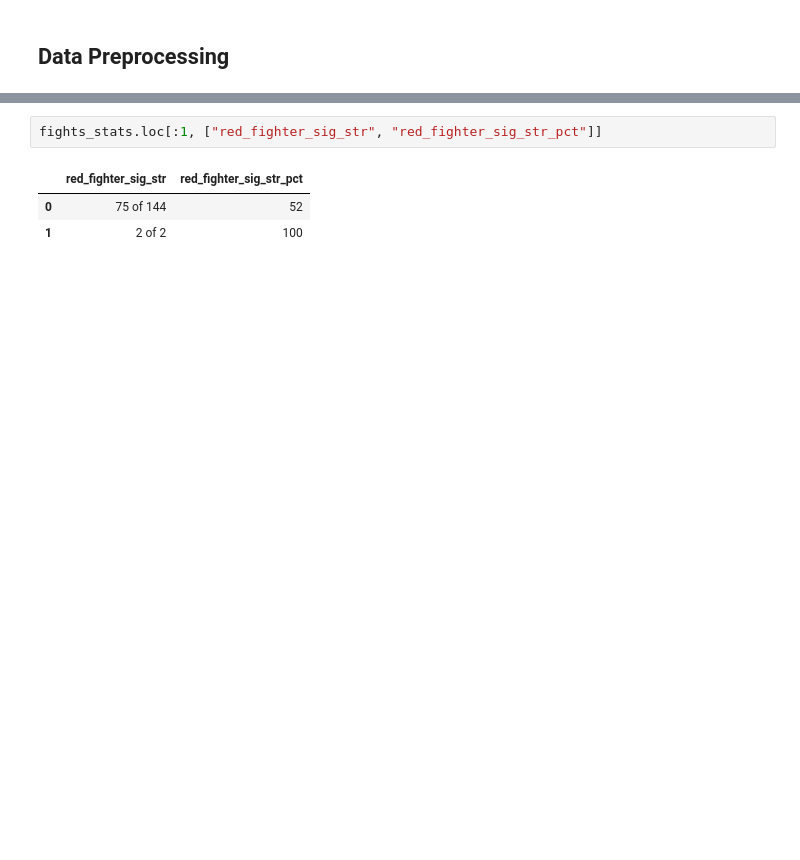
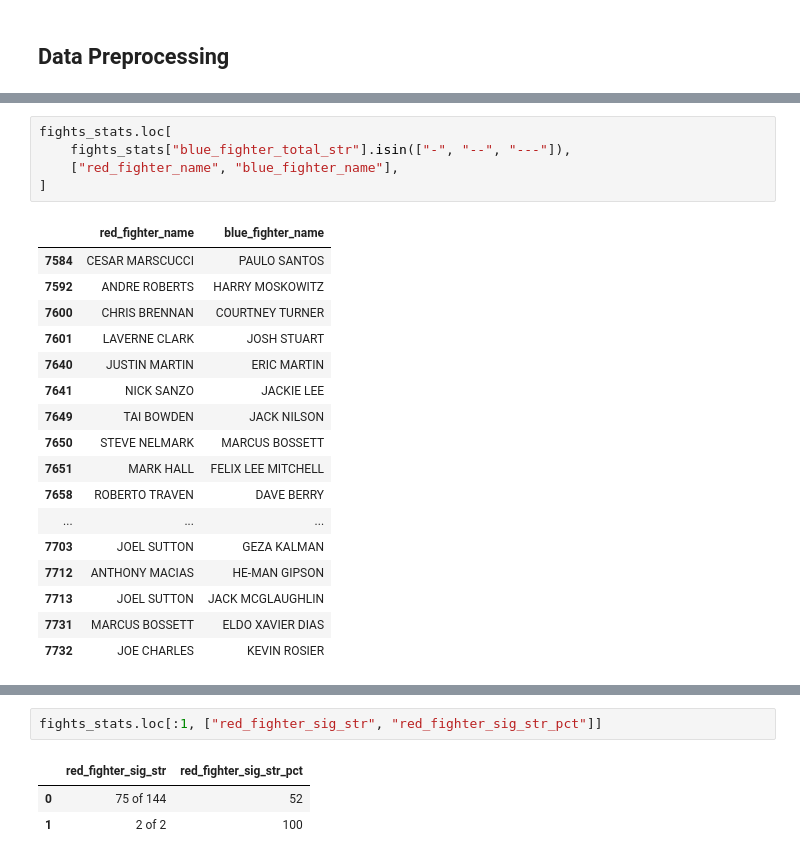
Before and after one commit to komaksym/UFC-DataLab, a Jupyter notebook: data/src/clean_data.ipynb, the cells around one changed output, grey strips where cells are left out. Drawn from its saved outputs; the diff is of its cells as text; blank space fills up the shorter version.

```diff
--- a/data/src/clean_data.ipynb
+++ b/data/src/clean_data.ipynb
@@ -55,0 +76,23 @@ fights_stats.head()
+# %%
+fights_stats.loc[
+    fights_stats["blue_fighter_total_str"].isin(["-", "--", "---"]),
+    ["red_fighter_name", "blue_fighter_name"],
+]
+# %% [output]
+|  | red_fighter_name | blue_fighter_name |
+| 7584 | CESAR MARSCUCCI | PAULO SANTOS |
+| 7592 | ANDRE ROBERTS | HARRY MOSKOWITZ |
+| 7600 | CHRIS BRENNAN | COURTNEY TURNER |
+| 7601 | LAVERNE CLARK | JOSH STUART |
+| 7640 | JUSTIN MARTIN | ERIC MARTIN |
+| 7641 | NICK SANZO | JACKIE LEE |
+| 7649 | TAI BOWDEN | JACK NILSON |
+| 7650 | STEVE NELMARK | MARCUS BOSSETT |
+| 7651 | MARK HALL | FELIX LEE MITCHELL |
+| 7658 | ROBERTO TRAVEN | DAVE BERRY |
+| ... | ... | ... |
+| 7703 | JOEL SUTTON | GEZA KALMAN |
+| 7712 | ANTHONY MACIAS | HE-MAN GIPSON |
+| 7713 | JOEL SUTTON | JACK MCGLAUGHLIN |
+| 7731 | MARCUS BOSSETT | ELDO XAVIER DIAS |
+| 7732 | JOE CHARLES | KEVIN ROSIER |
```
Also changed, not shown: parts of 46 cells of this notebook.
